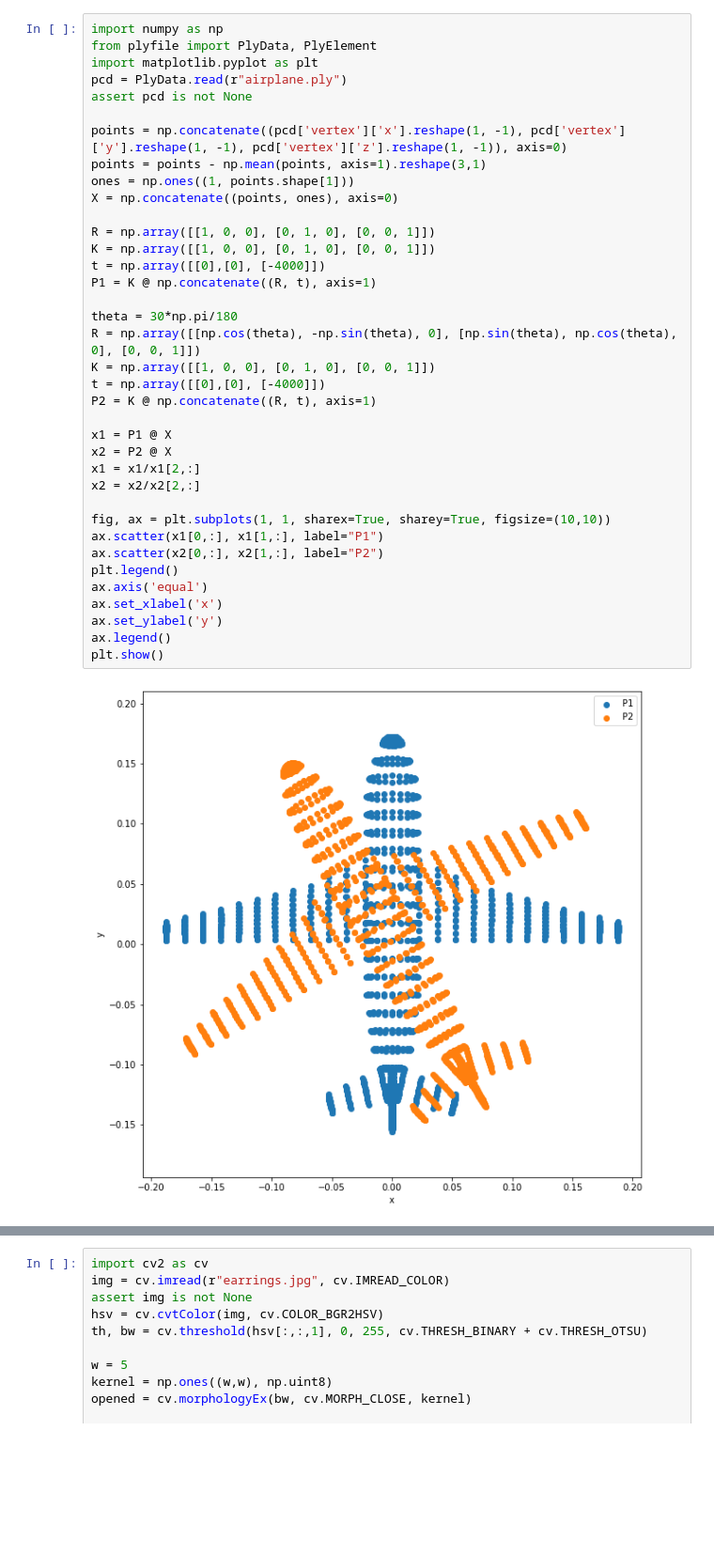
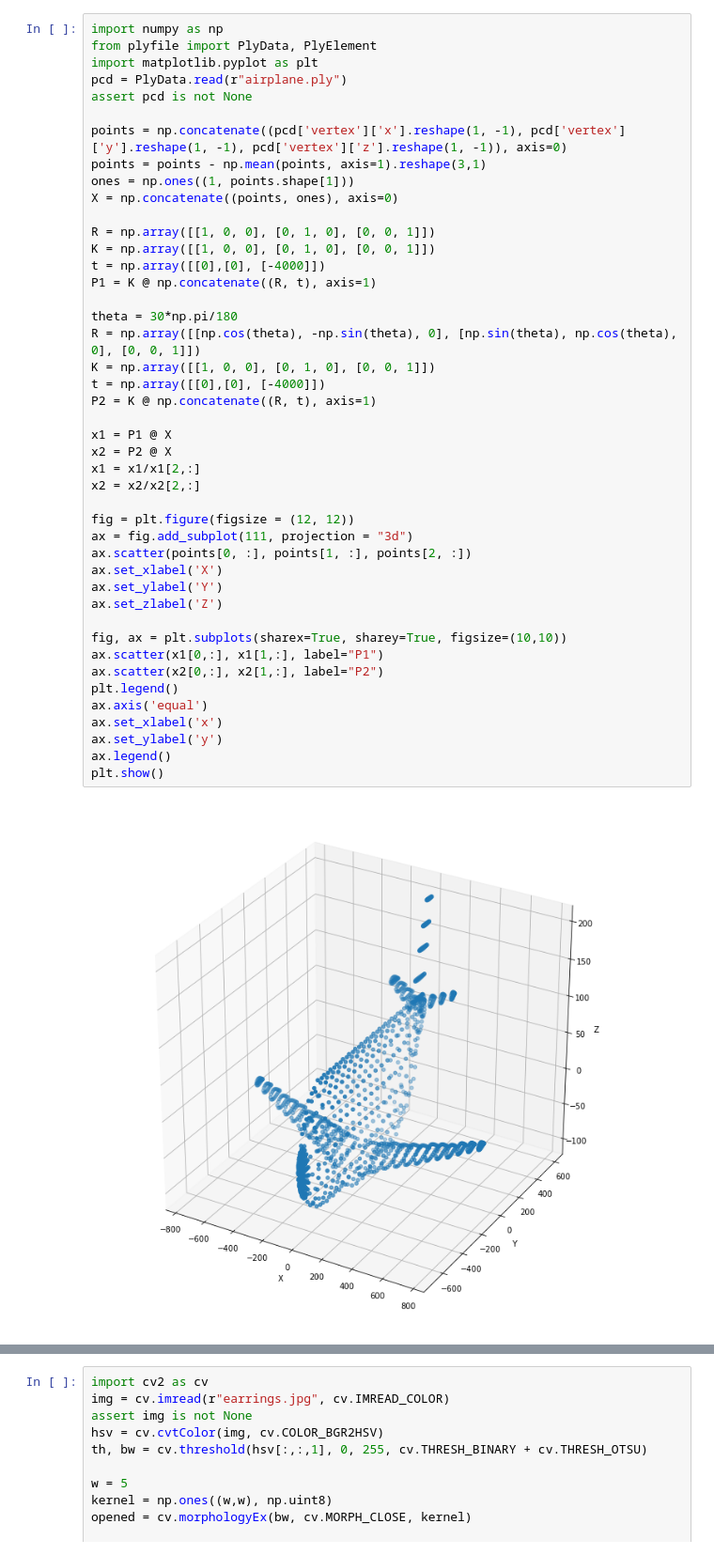
Before and after one commit to dakshinatharindu/Image-Processing, a Jupyter notebook: Excercise-07/190622R_excercise_07.ipynb, the cells around one changed output, grey strips where cells are left out. Shown: that part at 94% size. Drawn from its saved outputs; the diff is of its cells as text; blank space fills up the shorter version.

```diff
--- a/Excercise-07/190622R_excercise_07.ipynb
+++ b/Excercise-07/190622R_excercise_07.ipynb
@@ -8,32 +13,39 @@ assert pcd is not None
 points = np.concatenate((pcd['vertex']['x'].reshape(1, -1), pcd['vertex']['y'].reshape(1, -1), pcd['vertex']['z'].reshape(1, -1)), axis=0)
 points = points - np.mean(points, axis=1).reshape(3,1)
 ones = np.ones((1, points.shape[1]))
 X = np.concatenate((points, ones), axis=0)
 
 R = np.array([[1, 0, 0], [0, 1, 0], [0, 0, 1]])
 K = np.array([[1, 0, 0], [0, 1, 0], [0, 0, 1]])
 t = np.array([[0],[0], [-4000]])
 P1 = K @ np.concatenate((R, t), axis=1)
 
 theta = 30*np.pi/180
 R = np.array([[np.cos(theta), -np.sin(theta), 0], [np.sin(theta), np.cos(theta), 0], [0, 0, 1]])
 K = np.array([[1, 0, 0], [0, 1, 0], [0, 0, 1]])
 t = np.array([[0],[0], [-4000]])
 P2 = K @ np.concatenate((R, t), axis=1)
 
 x1 = P1 @ X
 x2 = P2 @ X
 x1 = x1/x1[2,:]
 x2 = x2/x2[2,:]
 
-fig, ax = plt.subplots(1, 1, sharex=True, sharey=True, figsize=(10,10))
+fig = plt.figure(figsize = (12, 12))
+ax = fig.add_subplot(111, projection = "3d")
+ax.scatter(points[0, :], points[1, :], points[2, :])
+ax.set_xlabel('X')
+ax.set_ylabel('Y')
+ax.set_zlabel('Z')
+
+fig, ax = plt.subplots(sharex=True, sharey=True, figsize=(10,10))
 ax.scatter(x1[0,:], x1[1,:], label="P1")
 ax.scatter(x2[0,:], x2[1,:], label="P2")
 plt.legend()
 ax.axis('equal')
 ax.set_xlabel('x')
 ax.set_ylabel('y')
 ax.legend()
 plt.show()
 # %% [output]
-[figure, old version]
+[figure, new version]
```
Also changed, not shown: parts of 6 cells of this notebook, 2 other files.
